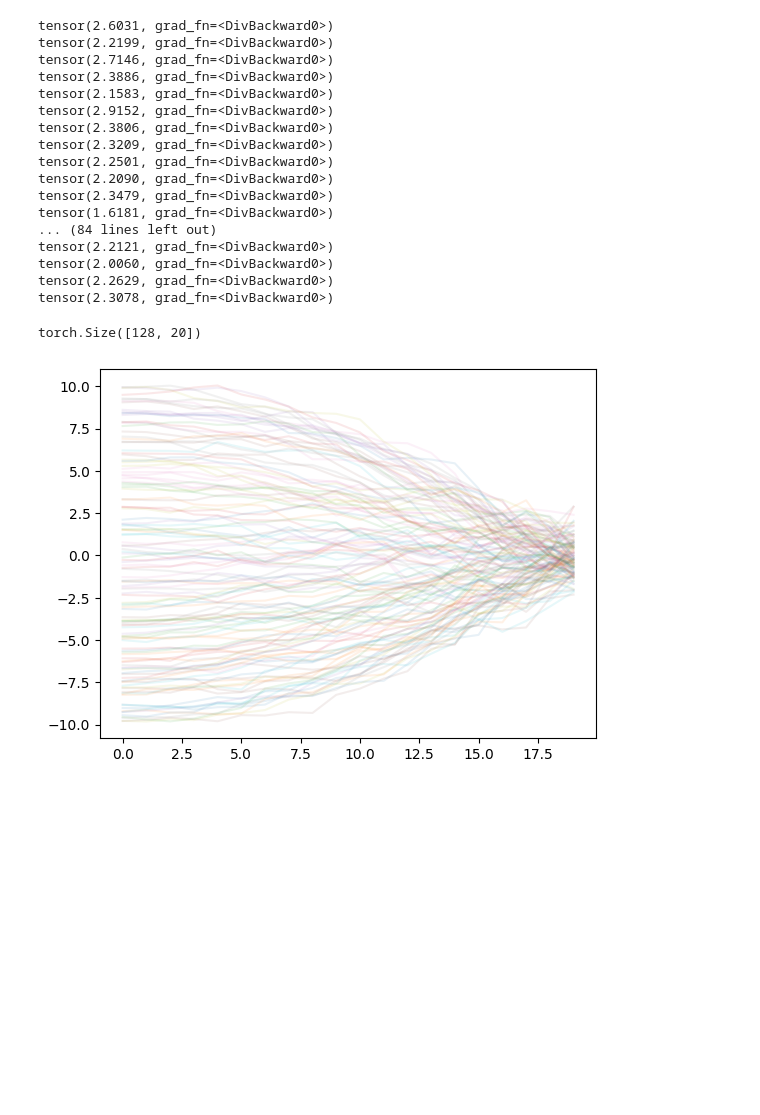
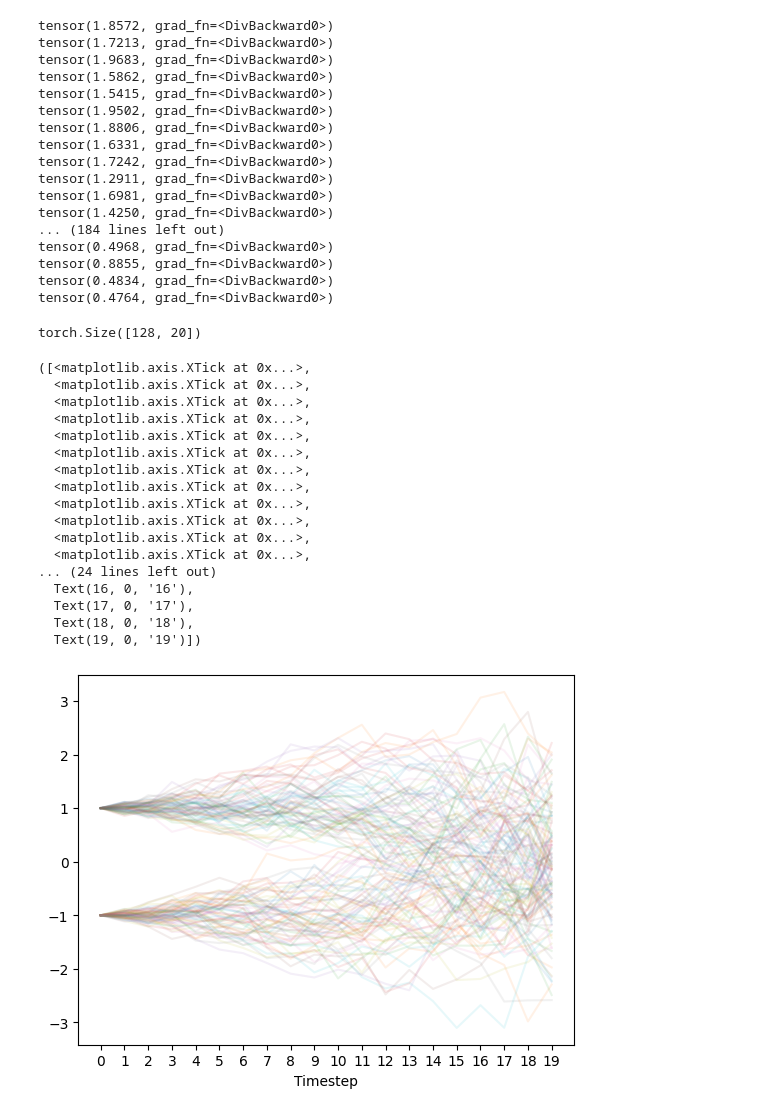
Before and after one commit to Whatisthisname/scale_space_denoising_diffusion_pm, a Jupyter notebook: 1DDDPM.ipynb, the cells around one changed output. Cells and saved outputs as stored; diff of their text form; code cells hidden in the pictures; blank space fills up the shorter version.

```diff
--- a/1DDDPM.ipynb
+++ b/1DDDPM.ipynb
@@ -18,7 +18,7 @@ def _cosine_variance_schedule(timesteps, epsilon=0.003, power=2.0):
 # %%
 states = 20
 
-betas = _cosine_variance_schedule(states, power=2.0)
+betas = _cosine_variance_schedule(states, power=1.0)
 alphas = 1.0 - betas
 alphas_bar = alphas.cumprod(dim=-1)
 sqrt_alpha_bar = alphas_bar.sqrt()
@@ -125,17 +125,15 @@ def insta_predict_from_t(model, x_t: torch.Tensor, t : torch.Tensor) -> torch.Te
     # x0_prediction = torch.clip(x0_prediction, min=-1, max=1)
     return x0_prediction
 # %%
-data = torch.rand((100, 128, 1)) * 10 - 5
+data = torch.rand((100, 128, 1)).round() * 2 - 1
 # data = torch.randint(0, 4, (100, 128, 1)).float()
-data -= data.mean()
-data *= 2
 
 model = nn.Sequential(nn.Linear(2, 64), nn.GELU(), nn.Linear(64, 64), nn.GELU(), nn.Linear(64, 1))
 
 
-optim = torch.optim.Adam(model.parameters(), lr = 0.001)
+optim = torch.optim.AdamW(model.parameters(), lr = 0.0001)
 
-for e in range(100):
+for e in range(200):
     loss = 0
     for i, batch in enumerate(data):
         batch_size = batch.shape[0]
@@ -159,34 +157,55 @@ for e in range(100):
         optim.step()
     print(loss / data.shape[0])
 # %% [output]
-tensor(2.6031, grad_fn=<DivBackward0>)
-tensor(2.2199, grad_fn=<DivBackward0>)
-tensor(2.7146, grad_fn=<DivBackward0>)
-tensor(2.3886, grad_fn=<DivBackward0>)
-tensor(2.1583, grad_fn=<DivBackward0>)
-tensor(2.9152, grad_fn=<DivBackward0>)
-tensor(2.3806, grad_fn=<DivBackward0>)
-tensor(2.3209, grad_fn=<DivBackward0>)
-tensor(2.2501, grad_fn=<DivBackward0>)
-tensor(2.2090, grad_fn=<DivBackward0>)
-tensor(2.3479, grad_fn=<DivBackward0>)
-tensor(1.6181, grad_fn=<DivBackward0>)
-... (84 lines left out)
-tensor(2.2121, grad_fn=<DivBackward0>)
-tensor(2.0060, grad_fn=<DivBackward0>)
-tensor(2.2629, grad_fn=<DivBackward0>)
-tensor(2.3078, grad_fn=<DivBackward0>)
+tensor(1.8572, grad_fn=<DivBackward0>)
+tensor(1.7213, grad_fn=<DivBackward0>)
+tensor(1.9683, grad_fn=<DivBackward0>)
+tensor(1.5862, grad_fn=<DivBackward0>)
+tensor(1.5415, grad_fn=<DivBackward0>)
+tensor(1.9502, grad_fn=<DivBackward0>)
+tensor(1.8806, grad_fn=<DivBackward0>)
+tensor(1.6331, grad_fn=<DivBackward0>)
+tensor(1.7242, grad_fn=<DivBackward0>)
+tensor(1.2911, grad_fn=<DivBackward0>)
+tensor(1.6981, grad_fn=<DivBackward0>)
+tensor(1.4250, grad_fn=<DivBackward0>)
+... (184 lines left out)
+tensor(0.4968, grad_fn=<DivBackward0>)
+tensor(0.8855, grad_fn=<DivBackward0>)
+tensor(0.4834, grad_fn=<DivBackward0>)
+tensor(0.4764, grad_fn=<DivBackward0>)
 # %%
 # model = nn.Sequential(nn.Linear(2, 50), nn.GELU(), nn.Linear(50, 1))
 
 samples = forward_diffusion(data[0], torch.randn_like(data[0]), None, True)
 
 print(samples.shape)
 for i in samples:
     plt.plot(torch.arange(states, dtype=int), i, alpha=0.1)
+
+plt.xlabel("Timestep")
+plt.xticks(torch.arange(states, dtype=int))
+None
 # %% [output]
 torch.Size([128, 20])
+([<matplotlib.axis.XTick at 0x...>,
+  <matplotlib.axis.XTick at 0x...>,
+  <matplotlib.axis.XTick at 0x...>,
+  <matplotlib.axis.XTick at 0x...>,
+  <matplotlib.axis.XTick at 0x...>,
+  <matplotlib.axis.XTick at 0x...>,
+  <matplotlib.axis.XTick at 0x...>,
+  <matplotlib.axis.XTick at 0x...>,
+  <matplotlib.axis.XTick at 0x...>,
+  <matplotlib.axis.XTick at 0x...>,
+  <matplotlib.axis.XTick at 0x...>,
+  <matplotlib.axis.XTick at 0x...>,
+... (24 lines left out)
+  Text(16, 0, '16'),
+  Text(17, 0, '17'),
+  Text(18, 0, '18'),
+  Text(19, 0, '19')])
-[figure, old version]
+[figure, new version]
 # %%
 ts = torch.randint(0, states-1, (data[0].shape[0],1))
 noised = forward_diffusion(data[0], torch.randn_like(data[0]), ts, False)
```
Also changed, not shown: parts of 1 cell of this notebook, 4 other files.
